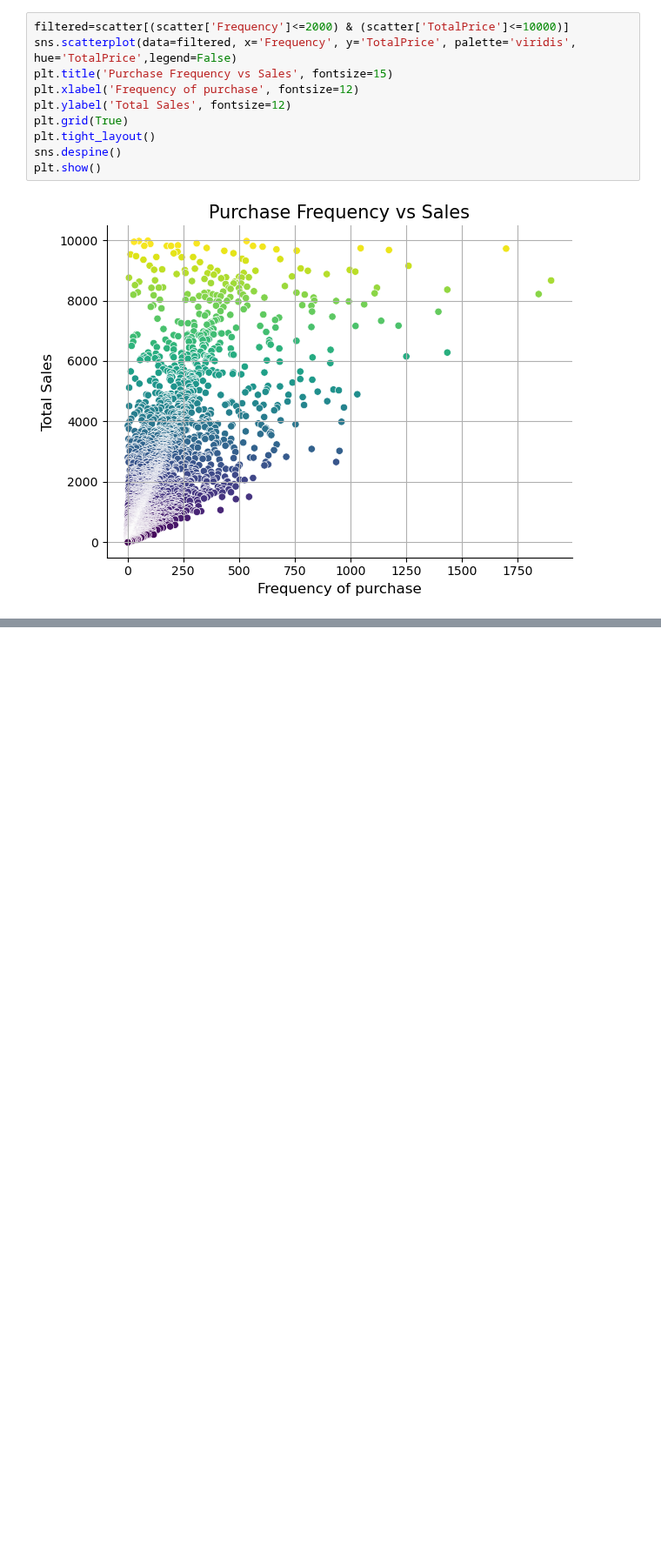
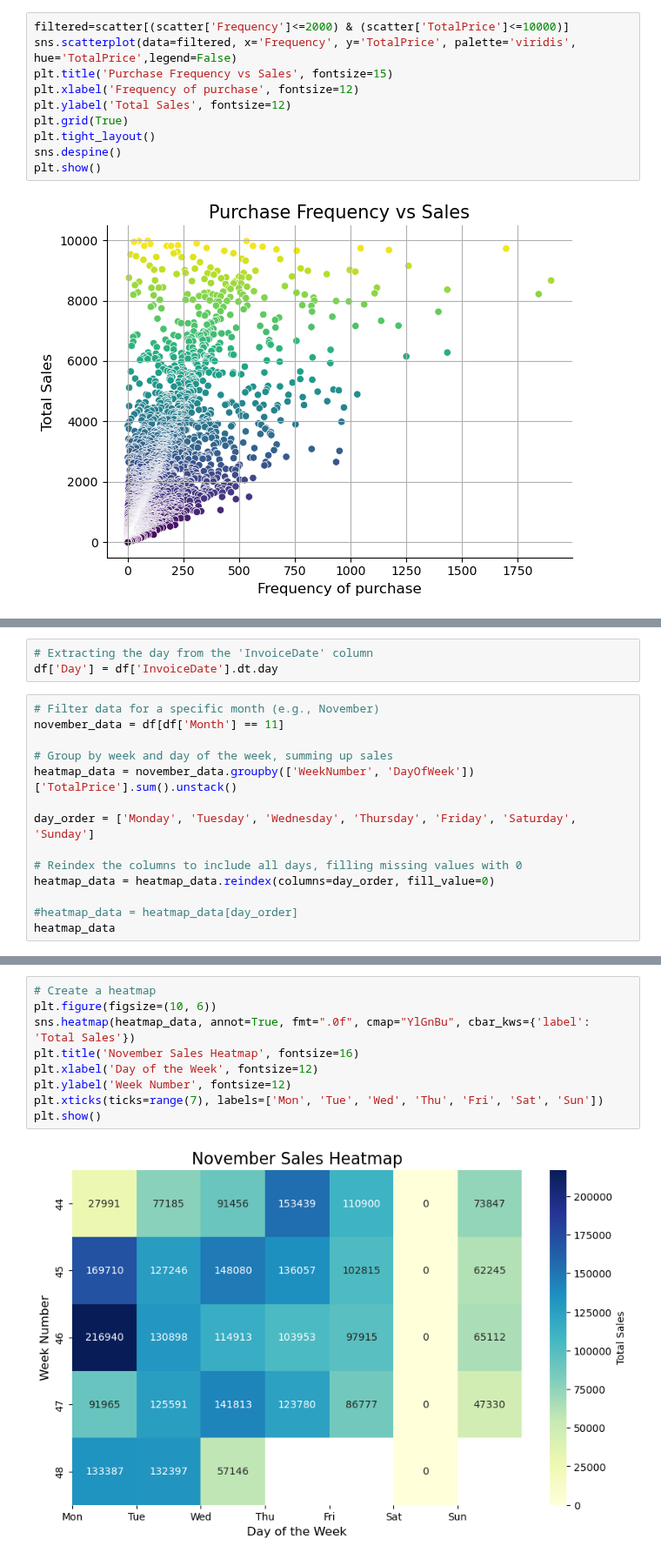
Before and after one commit to Prashant0594/python_data_projects, a Jupyter notebook: 3_online_retail_project/7_visualization_challenges.ipynb, the cells around one changed output, grey strips where cells are left out. Shown at 87% size. Cells and saved outputs as stored; diff of their text form; blank space fills up the shorter version.

```diff
--- a/3_online_retail_project/7_visualization_challenges.ipynb
+++ b/3_online_retail_project/7_visualization_challenges.ipynb
@@ -204,0 +191,17 @@ df
+# %%
+# Extracting the day from the 'InvoiceDate' column
+df['Day'] = df['InvoiceDate'].dt.day
+# %%
+# Filter data for a specific month (e.g., November)
+november_data = df[df['Month'] == 11]
+
+# Group by week and day of the week, summing up sales
+heatmap_data = november_data.groupby(['WeekNumber', 'DayOfWeek'])['TotalPrice'].sum().unstack()
+
+day_order = ['Monday', 'Tuesday', 'Wednesday', 'Thursday', 'Friday', 'Saturday', 'Sunday']
+
+# Reindex the columns to include all days, filling missing values with 0
+heatmap_data = heatmap_data.reindex(columns=day_order, fill_value=0)
+
+#heatmap_data = heatmap_data[day_order]
+heatmap_data
@@ -204,0 +216,11 @@ df
+# %%
+# Create a heatmap
+plt.figure(figsize=(10, 6))
+sns.heatmap(heatmap_data, annot=True, fmt=".0f", cmap="YlGnBu", cbar_kws={'label': 'Total Sales'})
+plt.title('November Sales Heatmap', fontsize=16)
+plt.xlabel('Day of the Week', fontsize=12)
+plt.ylabel('Week Number', fontsize=12)
+plt.xticks(ticks=range(7), labels=['Mon', 'Tue', 'Wed', 'Thu', 'Fri', 'Sat', 'Sun'])
+plt.show()
+# %% [output]
+[figure, added]
```
Also changed, not shown: parts of 4 cells of this notebook.
